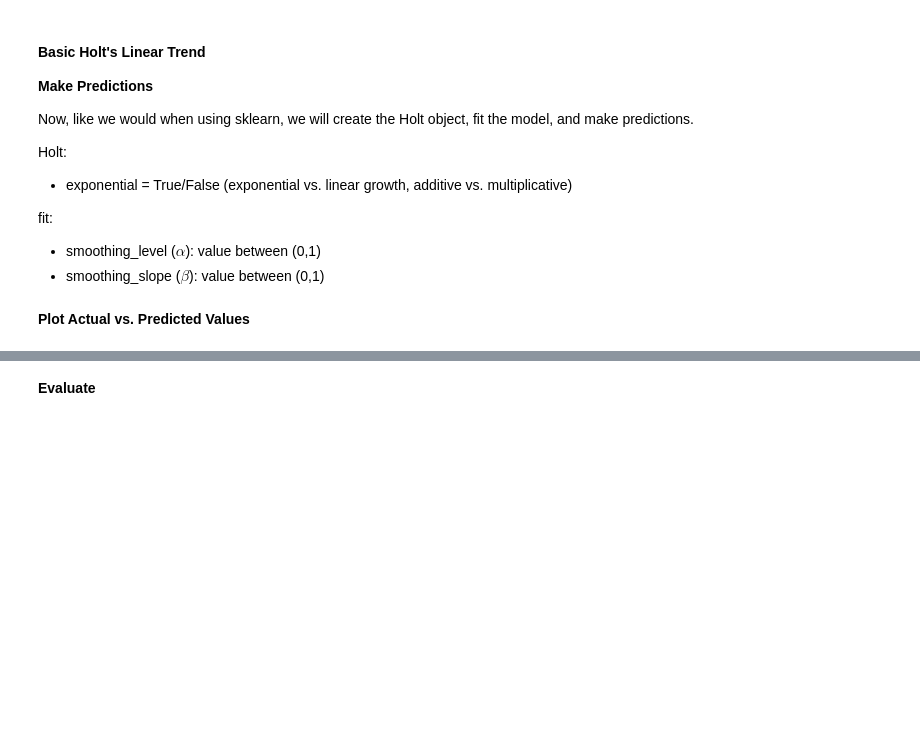
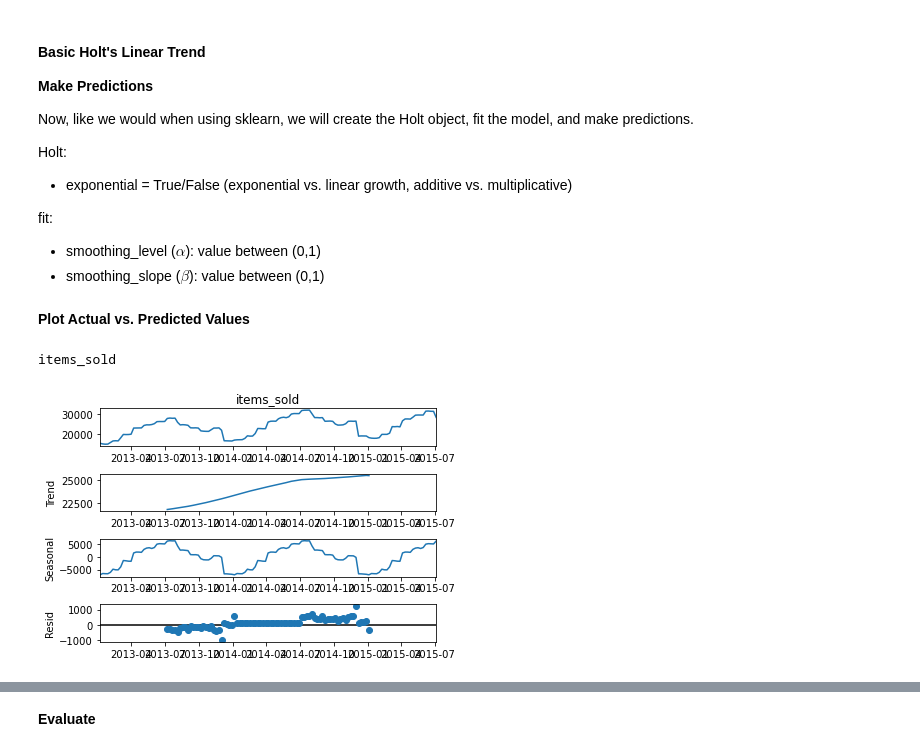
Before and after one commit to chriseverts/time_series_exercises, a Jupyter notebook: modeling-lesson.ipynb, the cells around one changed output, grey strips where cells are left out. Saved outputs shown, nothing was run; the diff lists cells and outputs as text; code cells hidden in the pictures; blank space fills up the shorter version.

```diff
--- a/modeling-lesson.ipynb
+++ b/modeling-lesson.ipynb
@@ -505,3 +532,9 @@ Now, let's plot and evaluate the performance of our time series model using **Mo
 **Evaluate**
 
 Evaluate using MSE and RMSE, and add evaluation metrics to `eval_df`
+# %%
+for col in train.columns:
+    eval_df = append_eval_df(model_type = '30d_moving_avg',
+                            target_var = col)
+
+eval_df
@@ -508,2 +549,13 @@ Evaluate using MSE and RMSE, and add evaluation metrics to `eval_df`
 # %% [markdown]
 Let's try out several other values for periods:
+# %%
+periods = [4, 12, 26, 52, 104]
+
+for p in periods:
+    dollars = round(train['dollars_sold'].rolling(p).mean()[-1], 2)
+    items = round(train['items_sold'].rolling(p).mean()[-1],2)
+    yhat_df = make_predictions()
+    model_type = str(p) + 'd_moving_avg'
+    for col in train.columns:
+        eval_df = append_eval_df(model_type = model_type,
+                                 target_var = col)
@@ -544,2 +633,9 @@ fit:
 # %% [markdown]
 **Plot Actual vs. Predicted Values**
+# %%
+print(col, '\n')
+sm.tsa.seasonal_decompose(train[col].resample('W').mean()).plot()
+plt.show()
+# %% [output]
+items_sold
+[figure, added]
```
Also changed, not shown: parts of 41 cells of this notebook.
